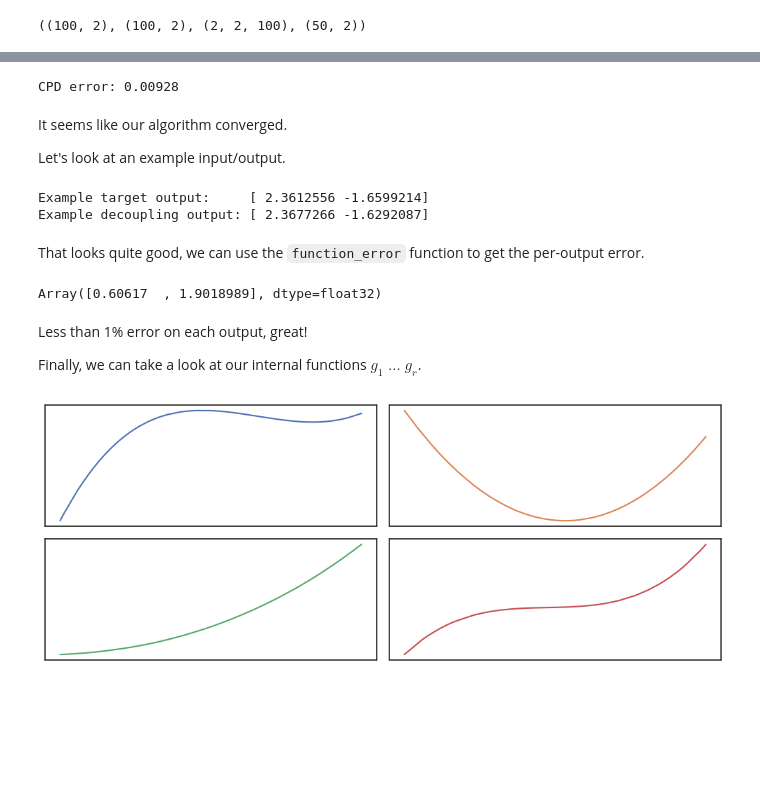
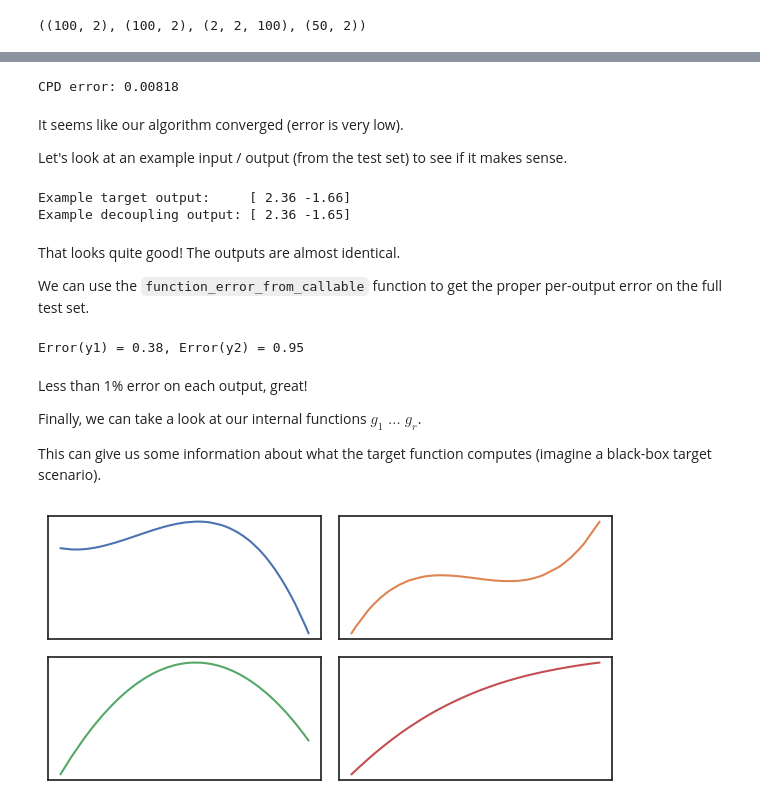
Before and after one commit to mrochk/decoupling, a Jupyter notebook: examples/1. Introduction.ipynb, the cells around one changed output, grey strips where cells are left out. Drawn from its saved outputs; the diff is of its cells as text; code cells hidden in the pictures; blank space fills up the shorter version.

Commit message:
updates examples and logo

```diff
--- a/examples/1. Introduction.ipynb
+++ b/examples/1. Introduction.ipynb
@@ -21,10 +21,11 @@ Let's begin by importing the necessary libraries and defining our target functio
 # %%
 import jax, jax.numpy as jnp # we use jax because we need autodiff
+jnp.set_printoptions(suppress=True, precision=2)
 
 key = jax.random.key(42)
 key_test = jax.random.key(43)
 
-def target(x):
+def target(x): # arbitrary polynomial
     x1, x2 = x
     return jnp.array([
         2*x1**3 + x2**2 + x1*x2 + 2,
@@ -57,23 +70,21 @@ from decoupling import Algorithm
 
 rank = 4
 
-algo = Algorithm(
-    rank=rank,
+algorithm = Algorithm(
+    rank, key,
+    ninits=3,
     niters=100,
-    splines_dof=11,
-    key=key,
-    ninits=3,
     use_smoothing=False,
 )
 
-decoupling = algo.run(X, Y, J)
-print(f'CPD error: {algo.info.errors.min():.5f}')
+decoupling = algorithm.run(X, Y, J)
+print(f'CPD error: {algorithm.info.errors.min():.5f}')
 # %% [output]
-CPD error: 0.00928
+CPD error: 0.00818
 # %% [markdown]
-It seems like our algorithm converged.
+It seems like our algorithm converged (error is very low).
 
-Let's look at an example input/output.
+Let's look at an example input / output (from the test set) to see if it makes sense.
 # %%
 y_decoupling = decoupling(X_test[1])
 y_target = target(X_test[1])
@@ -81,42 +92,41 @@ y_target = target(X_test[1])
 print(f'Example target output:     {y_target}')
 print(f'Example decoupling output: {y_decoupling}')
 # %% [output]
-Example target output:     [ 2.3612556 -1.6599214]
-Example decoupling output: [ 2.3677266 -1.6292087]
+Example target output:     [ 2.36 -1.66]
+Example decoupling output: [ 2.36 -1.65]
 # %% [markdown]
-That looks quite good, we can use the `function_error` function to get the per-output error.
+That looks quite good! The outputs are almost identical.
+
+We can use the `function_error_from_callable` function to get the proper per-output error on the full test set.
 # %%
-from decoupling.utils import function_error
+from decoupling.utils import function_error_from_callable
 
-function_error(target, decoupling, X_test)
+err1, err2 = function_error_from_callable(target, decoupling, X_test)
+print(f'Error(y1) = {err1:.2f}, Error(y2) = {err2:.2f}')
 # %% [output]
-Array([0.60617  , 1.9018989], dtype=float32)
+Error(y1) = 0.38, Error(y2) = 0.95
 # %% [markdown]
 Less than 1% error on each output, great!
 
 Finally, we can take a look at our internal functions $g_1\;\dots\;g_r$.
+
+This can give us some information about what the target function computes (imagine a black-box target scenario).
 # %%
 import matplotlib.pyplot as plt
 import seaborn as sns
 sns.set_theme('notebook', 'white')
 colors = sns.color_palette()
 
-Z = X @ decoupling.V
-Y = []
-for z in Z:
-    y = decoupling.internals(z)
-    Y.append(y)
+Z = jnp.stack(X @ decoupling.V)
+Y = jnp.stack([decoupling.internals(z) for z in Z])
 
-Z = jnp.stack(Z)      # shape (n_samples, n_components)
-Y = jnp.stack(Y)      # shape (n_samples, n_components)
-
-fig, ax = plt.subplots(2, 2, figsize=(10, 4))
+fig, ax = plt.subplots(2, 2, figsize=(6, 3))
 for r, a in enumerate(ax.flatten()):
     a.set_xticks([]); a.set_yticks([])
-
-    idx = jnp.argsort(Z[:, r])   # sort by the r-th component across all samples
+    idx = jnp.argsort(Z[:, r])
     a.plot(Z[idx, r], Y[idx, r], color=colors[r])
 
-plt.tight_layout(); plt.show()
+plt.tight_layout()
+plt.show()
 # %% [output]
-[figure, old version]
+[figure, new version]
```
Also changed, not shown: parts of 4 cells of this notebook, 4 other files.
